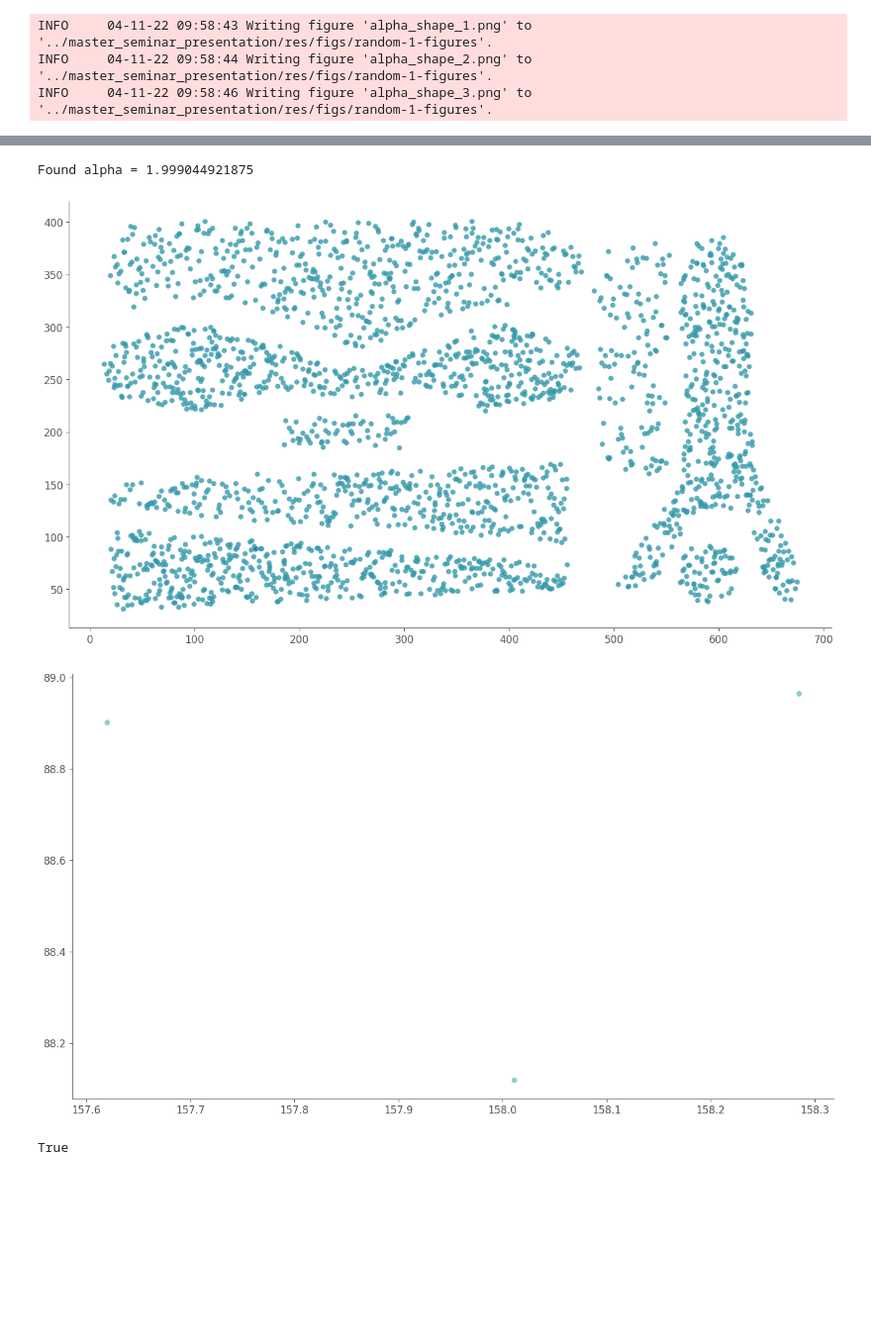
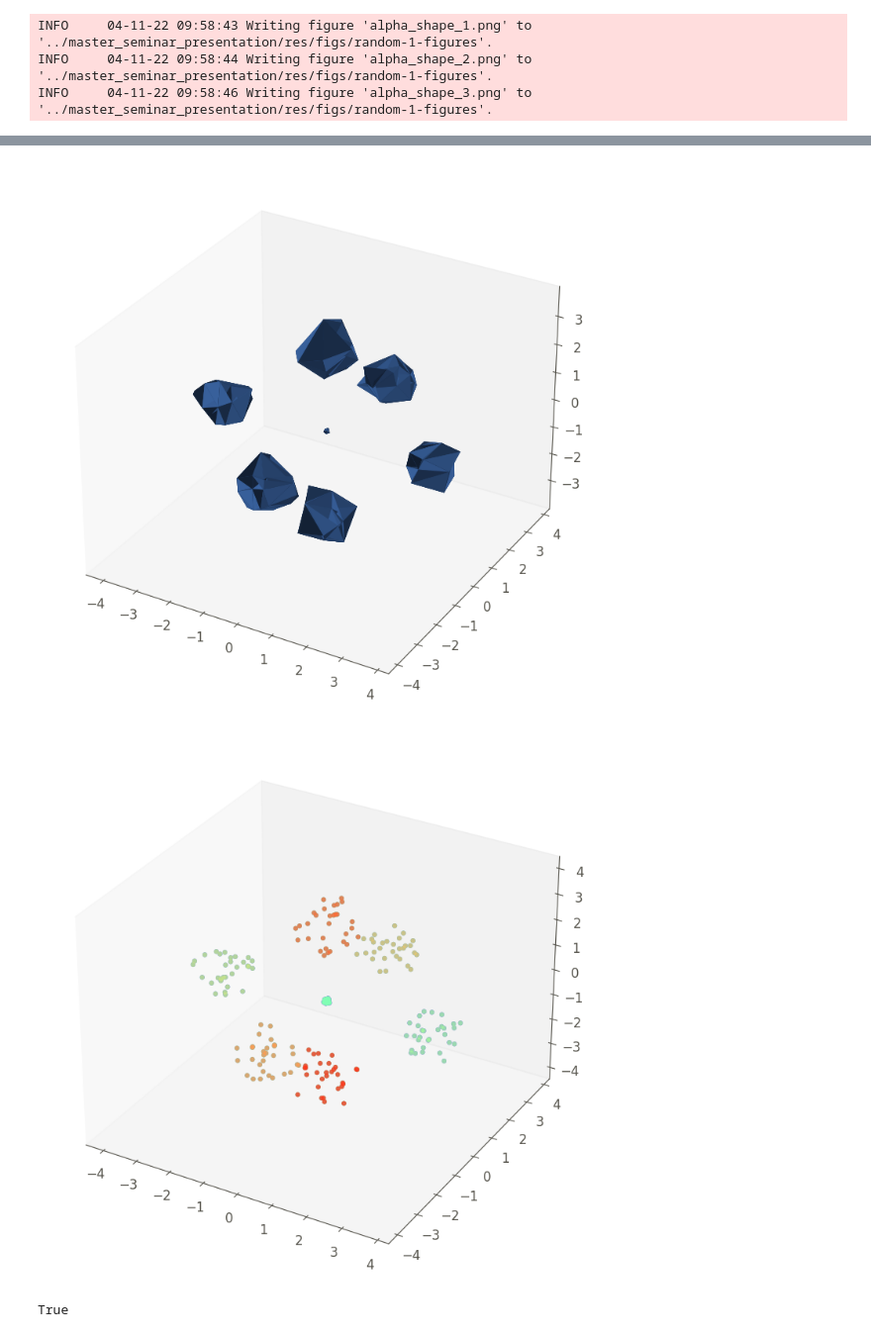
Before and after one commit to anirudhbhashyam/alpha-clustering, a Jupyter notebook: _test.ipynb, the cells around one changed output, grey strips where cells are left out. Shown at 99% size. Saved outputs shown, nothing was run; the diff lists cells and outputs as text; code cells hidden in the pictures; blank space fills up the shorter version.

```diff
--- a/_test.ipynb
+++ b/_test.ipynb
@@ -190,9 +190,14 @@ INFO     04-11-22 09:58:43 Writing figure 'alpha_shape_1.png' to '../master_semi
 INFO     04-11-22 09:58:44 Writing figure 'alpha_shape_2.png' to '../master_seminar_presentation/res/figs/random-1-figures'.
 INFO     04-11-22 09:58:46 Writing figure 'alpha_shape_3.png' to '../master_seminar_presentation/res/figs/random-1-figures'.
 # %%
-dataset = test_2
-dataset_name: str = "test_2"
+dataset = hepta
+# dataset_name: str = "aggregation"
 points = dataset.iloc[:, : -1].to_numpy()
+# Create a regular tetrahedron
+# points = np.array(
+#     [[1, 0, 0], [1, 0, 1], [1, 1, 1], [0, 0, 1]],
+#     dtype = np.float32
+# )
 # fig, ax = plt.subplots(figsize = (16, 9))
 # ax.scatter(
 #     *points.T,
@@ -207,25 +212,29 @@ points = dataset.iloc[:, : -1].to_numpy()
 #     bbox_inches = "tight"
 # )
 n_true_clusters = len(np.unique(dataset.iloc[:, -1]))
+# n_true_clusters = 4
+print(f"Number of true clusters: {n_true_clusters}")
+# n_true_clusters = 1
 ac_nd = AlphaShapeND(points)
 ac_nd.fit()
-
-a = 0.000
-b = 2.000
-step = 0.001
+# ac_nd.predict(0.005)
+precision = 1e-4
+a = 0
+b = 5
+step = 1 * precision
 alpha, clusters = find_alpha(ac_nd, n_true_clusters, a, b, step)
 print(f"Found {alpha = }")
 plot = Plot(vertices = points)
-fig_1 = plot.alpha_shape(ac_nd.get_shape, figsize = (16, 9))
+fig_1 = plot.alpha_shape(ac_nd.get_shape, figsize = (16, 9), points_q = False)
 fig_2 = plot.clusters(clusters, figsize = (16, 9))
 
-fig_1.savefig(
-    Path("../diss").resolve() / "thesis" / "res" / f"{dataset_name}_found_alpha_1.png",
-    bbox_inches = "tight"
-)
+# fig_1.savefig(
+#     Path("../diss").resolve() / "thesis" / "res" / f"{dataset_name}_found_alpha_1.png",
+#     bbox_inches = "tight"
+# )
 
-fig_2.savefig(
-    Path("../diss").resolve() / "thesis" / "res" / f"{dataset_name}_found_alpha_clusters_1.png",
-    bbox_inches = "tight"
-)
+# fig_2.savefig(
+#     Path("../diss").resolve() / "thesis" / "res" / f"{dataset_name}_found_alpha_clusters_1.png",
+#     bbox_inches = "tight"
+# )
 # %% [output]
@@ -251,6 +254,5 @@ INFO     10-11-22 11:20:56 Visualizing clusters...
-Found alpha = 1.999044921875
-[figure, old version]
+[figure, new version]
-[figure, old version]
+[figure, new version]
 # %%
 # %% [output]
 True
```
Also changed, not shown: parts of 2 cells of this notebook.
